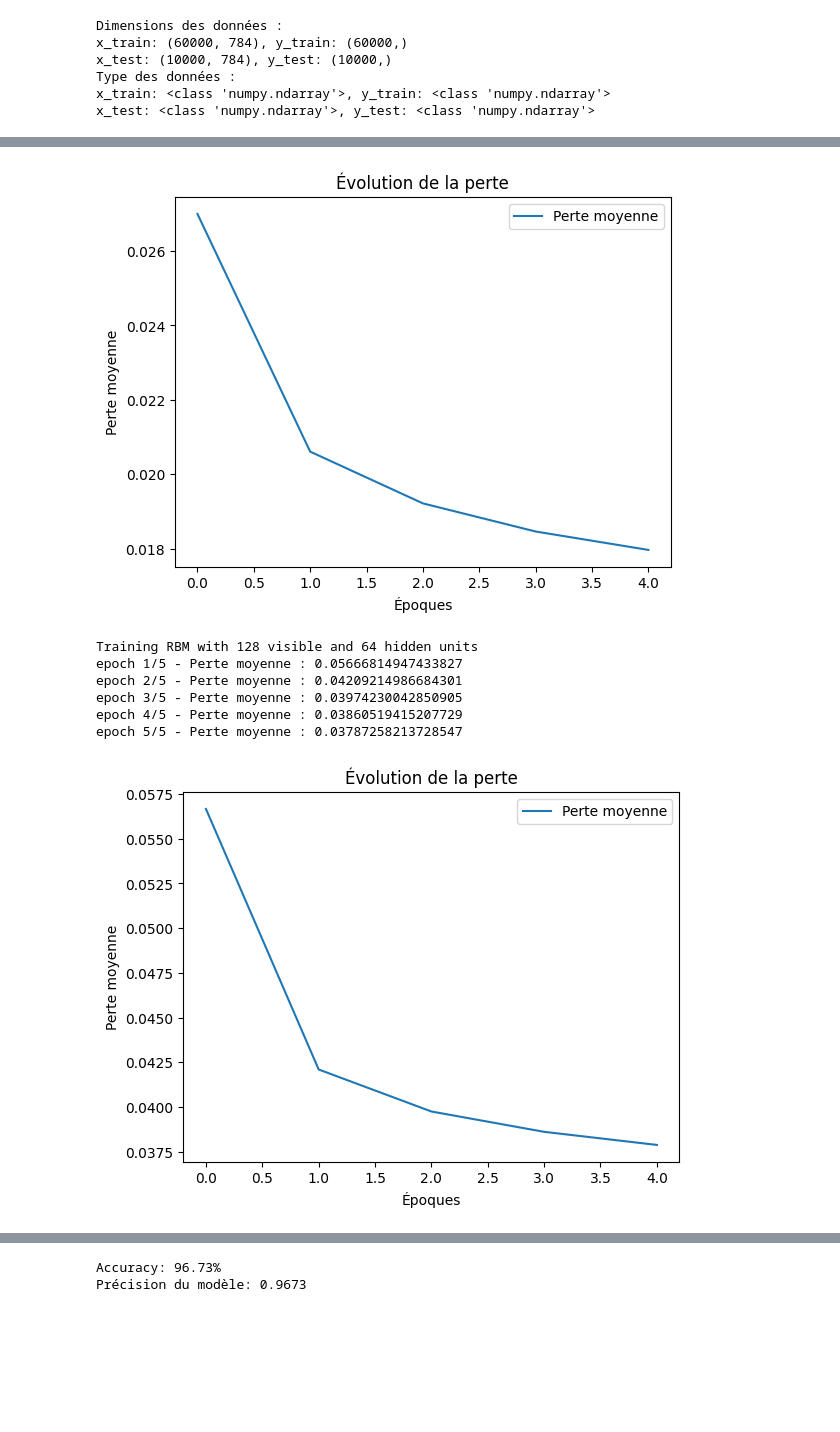
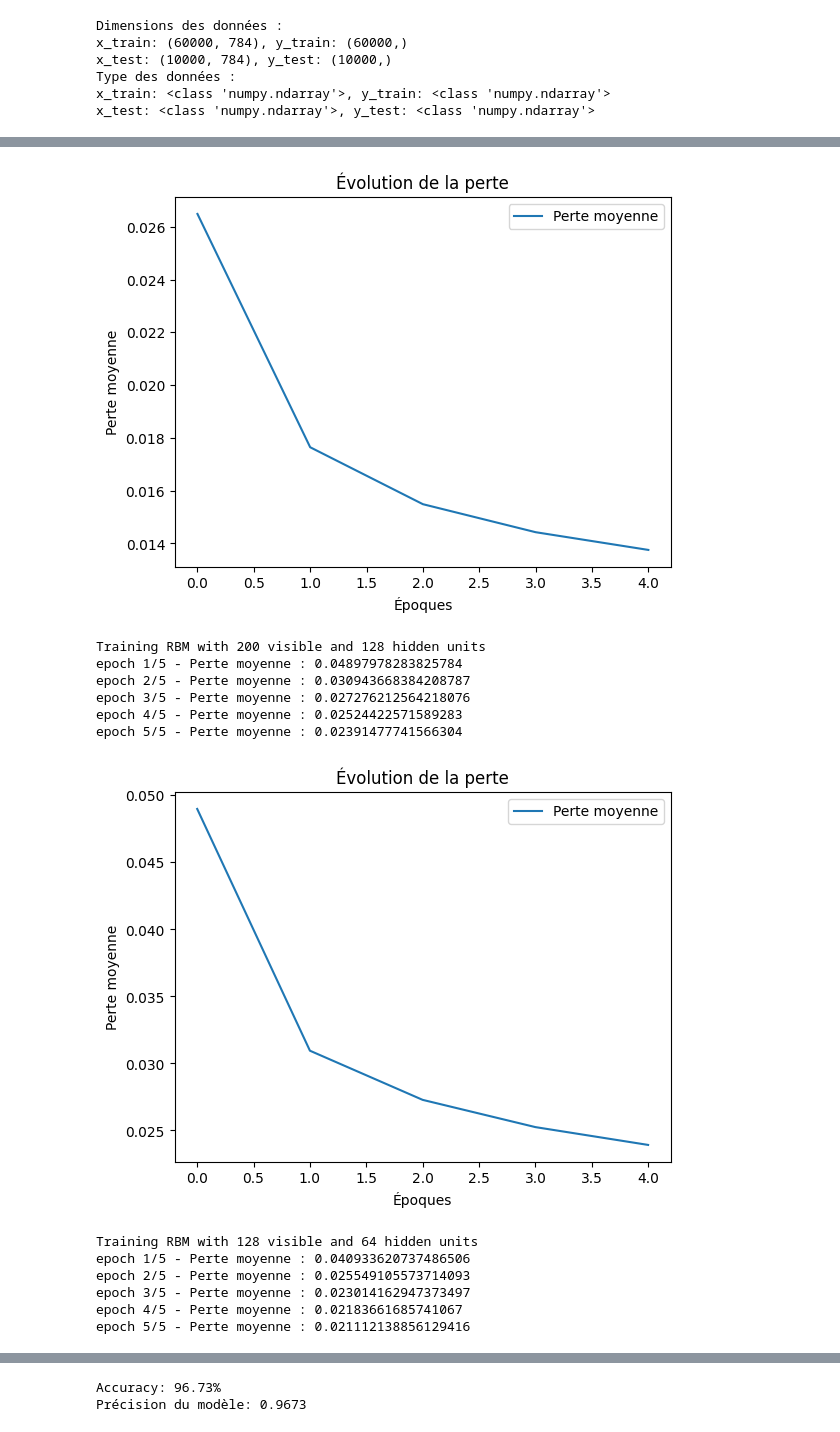
Before and after one commit to NeoSummit/deeplearning, a Jupyter notebook: code.ipynb, the cells around one changed output, grey strips where cells are left out. Cells and saved outputs as stored; diff of their text form; code cells hidden in the pictures; blank space fills up the shorter version.

```diff
--- a/code.ipynb
+++ b/code.ipynb
@@ -138,9 +111,9 @@ x_train: <class 'numpy.ndarray'>, y_train: <class 'numpy.ndarray'>
 x_test: <class 'numpy.ndarray'>, y_test: <class 'numpy.ndarray'>
 # %%
 # charger un dnn
-layer_sizes = [784, 128, 64, 10]
+layer_sizes = [784, 200, 128, 64, 10]
 dnn = DNN(layer_sizes)
 # %%
 # pretrain
-dnn.pretrain_DNN(x_train, nb_iterations=5, batch_size=10, learning_rate=0.1, verbose=True)
+dnn.pretrain_DNN(x_train, nb_iterations=5, batch_size=20, learning_rate=0.1, verbose=True)
 # %% [output]
@@ -153,8 +126,14 @@ epoch 5/5 - Perte moyenne : 0.017962729641206963
-[figure, old version]
+[figure, new version]
-Training RBM with 128 visible and 64 hidden units
-epoch 1/5 - Perte moyenne : 0.05666814947433827
-epoch 2/5 - Perte moyenne : 0.04209214986684301
-epoch 3/5 - Perte moyenne : 0.03974230042850905
-epoch 4/5 - Perte moyenne : 0.03860519415207729
-epoch 5/5 - Perte moyenne : 0.03787258213728547
+Training RBM with 200 visible and 128 hidden units
+epoch 1/5 - Perte moyenne : 0.04897978283825784
+epoch 2/5 - Perte moyenne : 0.030943668384208787
+epoch 3/5 - Perte moyenne : 0.027276212564218076
+epoch 4/5 - Perte moyenne : 0.02524422571589283
+epoch 5/5 - Perte moyenne : 0.02391477741566304
-[figure, old version]
+[figure, new version]
+Training RBM with 128 visible and 64 hidden units
+epoch 1/5 - Perte moyenne : 0.040933620737486506
+epoch 2/5 - Perte moyenne : 0.025549105573714093
+epoch 3/5 - Perte moyenne : 0.023014162947373497
+epoch 4/5 - Perte moyenne : 0.02183661685741067
+epoch 5/5 - Perte moyenne : 0.021112138856129416
```
Also changed, not shown: parts of 15 cells of this notebook, 1 other file.
